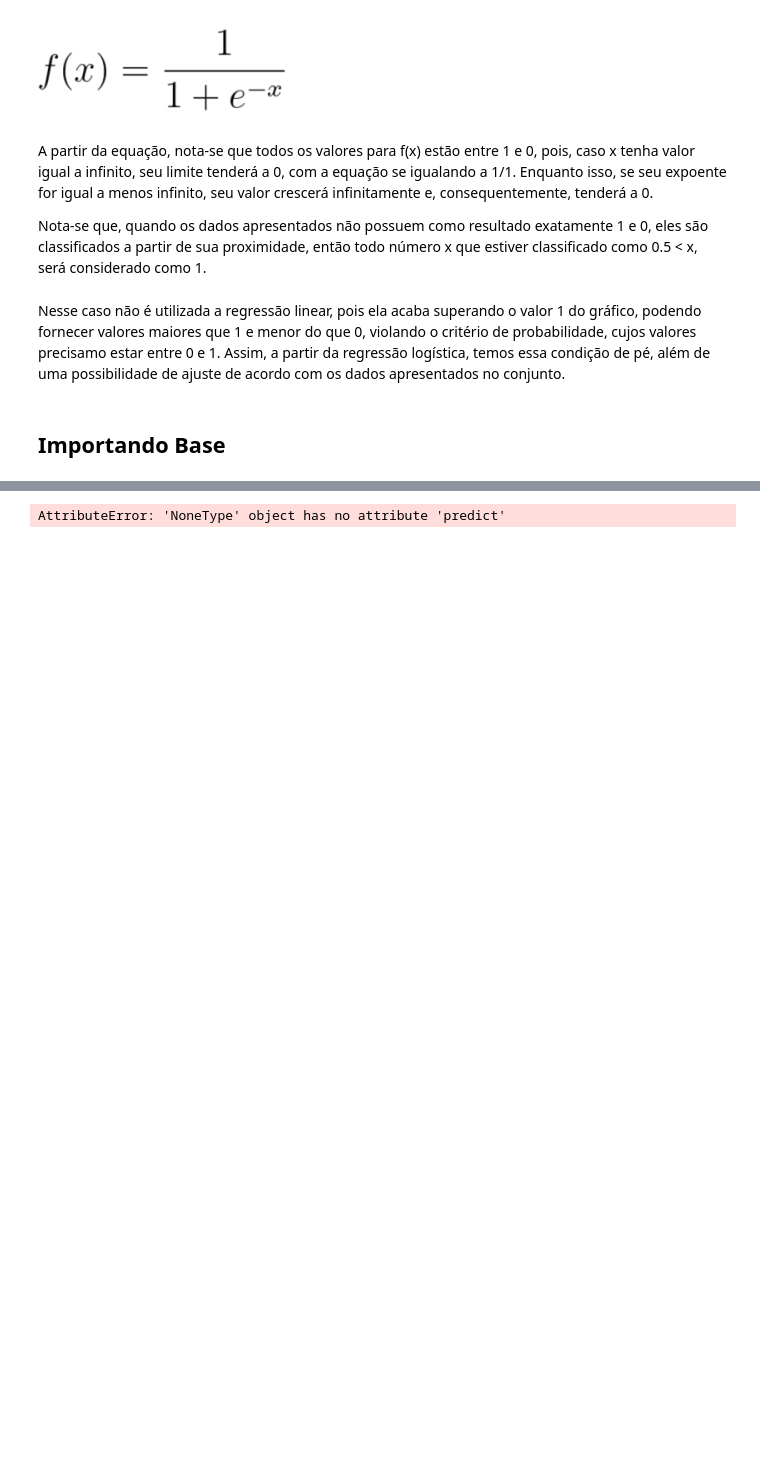
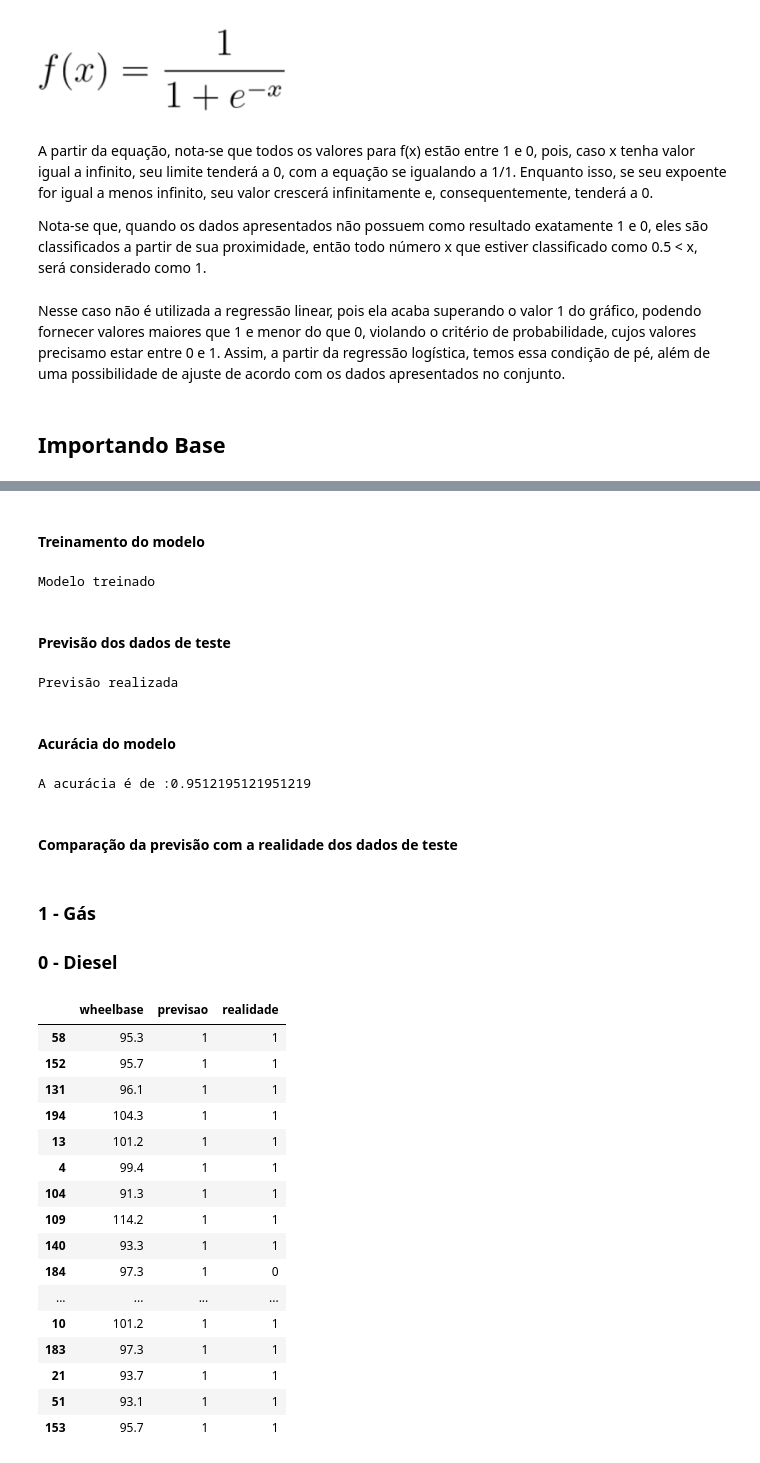
Before and after one commit to Lhc128/regressao_logistica, a Jupyter notebook: Regressão Logística.ipynb, the cells around one changed output, grey strips where cells are left out. Drawn from its saved outputs; the diff is of its cells as text; code cells hidden in the pictures; blank space fills up the shorter version.

```diff
--- a/Regressão Logística.ipynb
+++ b/Regressão Logística.ipynb
@@ -156,0 +69,2 @@ x = df3.drop(df3.columns, axis=1)
+# %%
+X_train, X_test, y_train, y_test = train_test_split(df3[["wheelbase"]],df3["fueltype"],train_size=0.8)
@@ -159,11 +93,51 @@ regressao = LogisticRegression(learning_rate=1, n_iters=1000).fit(x, y)
+# %% [markdown]
+#### Treinamento do modelo
 # %%
-#calculando o y esperado
-y_esp = regressao.predict(x.loc[:])
+model = LogisticRegression()
+model.fit(X_train, y_train)
+print("Modelo treinado")
 # %% [output]
-AttributeError: 'NoneType' object has no attribute 'predict'
+Modelo treinado
+# %% [markdown]
+#### Previsão dos dados de teste
 # %%
-#calculando a probabilidade de y
-y_prob = regressao.predict_proba(x.loc[:, :])
+y_predicted = model.predict(X_test)
+print("Previsão realizada")
+# %% [output]
+Previsão realizada
+# %% [markdown]
+#### Acurácia do modelo
 # %%
-#vendo a precisão do algoritmo
-regressao.score(x,y)
+acuracia = model.score(X_test,y_test)
+print(f"A acurácia é de :{acuracia}")
+# %% [output]
+A acurácia é de :0.9512195121951219
+# %% [markdown]
+#### Comparação da previsão com a realidade dos dados de teste
+# %% [markdown]
+### 1 - Gás
+### 0 - Diesel
+# %%
+df3_real = df3["fueltype"].filter(items=X_test.index)
+previsao_realidade = pd.DataFrame((X_test))
+previsao_realidade["previsao"] = y_predicted
+previsao_realidade["realidade"] = df3_real
+previsao_realidade
+# %% [output]
+|  | wheelbase | previsao | realidade |
+| 58 | 95.3 | 1 | 1 |
+| 152 | 95.7 | 1 | 1 |
+| 131 | 96.1 | 1 | 1 |
+| 194 | 104.3 | 1 | 1 |
+| 13 | 101.2 | 1 | 1 |
+| 4 | 99.4 | 1 | 1 |
+| 104 | 91.3 | 1 | 1 |
+| 109 | 114.2 | 1 | 1 |
+| 140 | 93.3 | 1 | 1 |
+| 184 | 97.3 | 1 | 0 |
+| ... | ... | ... | ... |
+| 10 | 101.2 | 1 | 1 |
+| 183 | 97.3 | 1 | 1 |
+| 21 | 93.7 | 1 | 1 |
+| 51 | 93.1 | 1 | 1 |
+| 153 | 95.7 | 1 | 1 |
```
Also changed, not shown: parts of 9 cells of this notebook.
